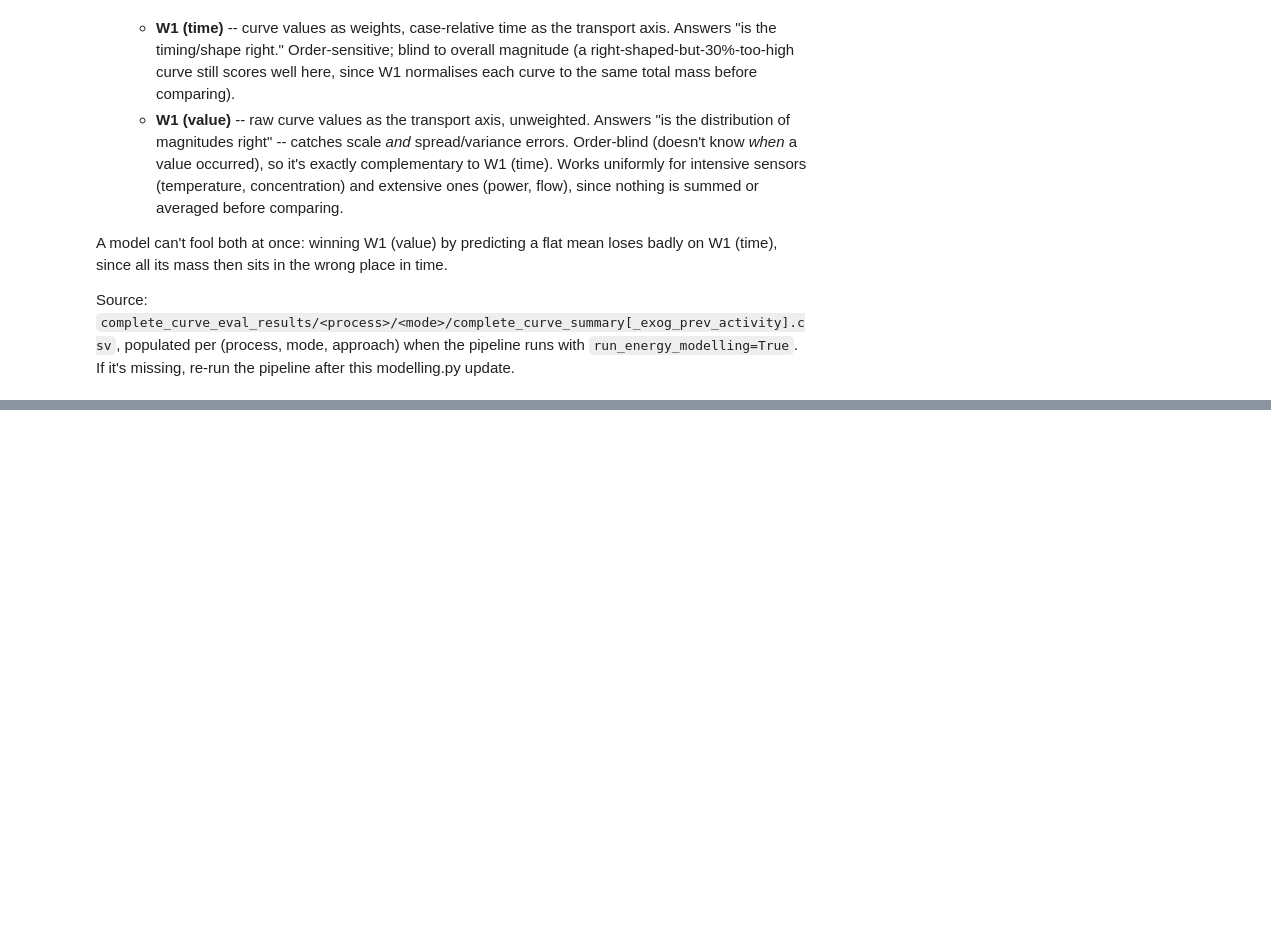
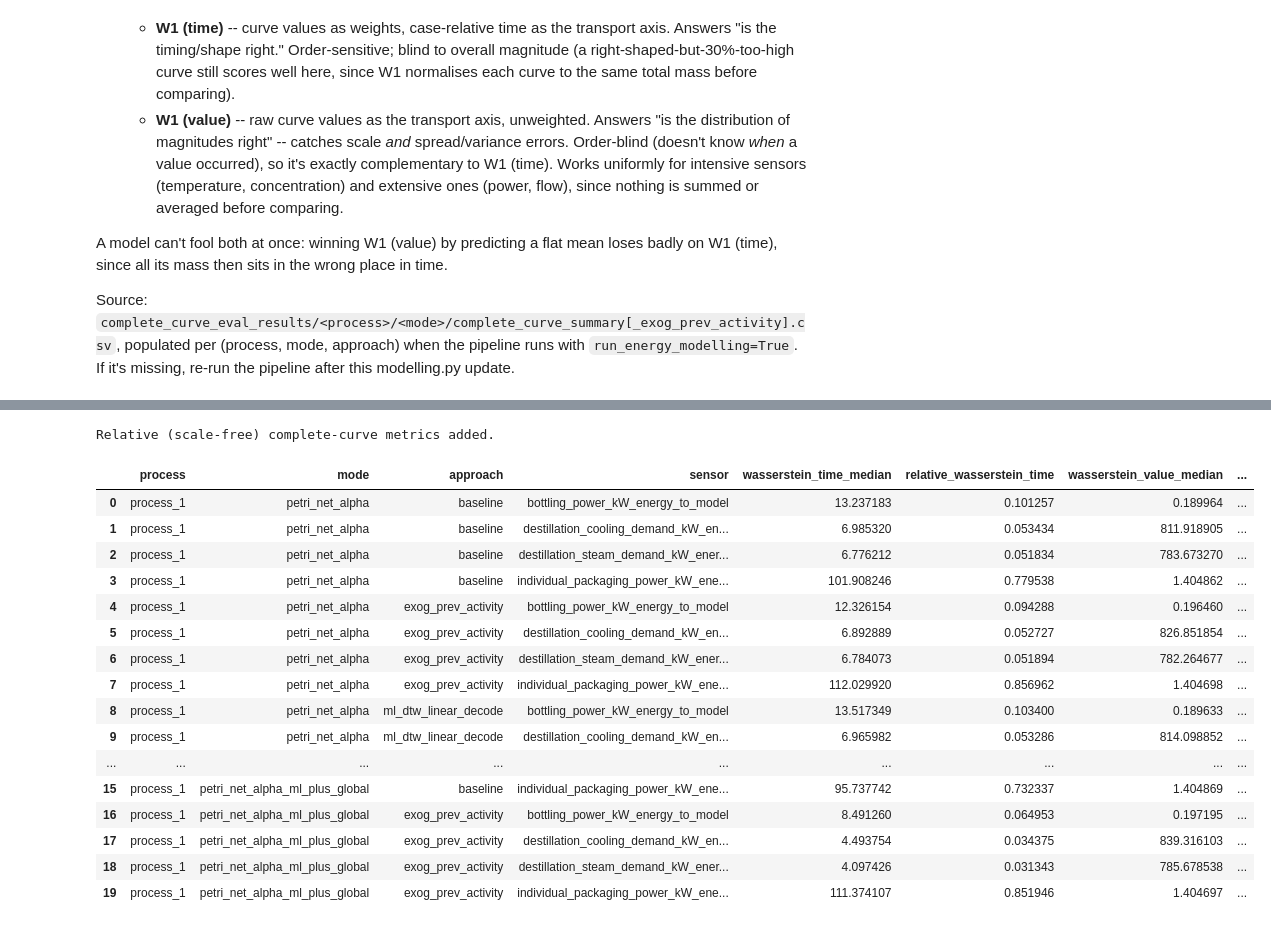
Before and after one commit to zapataunipaderborn/process_energy_demand_modelling, a Jupyter notebook: src/results_latex_table.ipynb, the cells around one changed output, grey strips where cells are left out. Saved outputs shown, nothing was run; the diff lists cells and outputs as text; code cells hidden in the pictures; blank space fills up the shorter version.

```diff
--- a/src/results_latex_table.ipynb
+++ b/src/results_latex_table.ipynb
@@ -1921,3 +1923,81 @@ Approaches found: ['baseline', 'exog_prev_activity', 'ml_dtw_linear_decode']
+# %%
+# -- Scale-free versions of the two complete-curve Wasserstein metrics --
+# wasserstein_time_median is in minutes and wasserstein_value_median is in the
+# sensor's own raw units -- neither is comparable across sensors of different
+# scale (a kg/h sensor vs. a kW sensor, a short-cycle process vs. a long one),
+# so aggregating them across sensors (as the combined table below does) lets
+# whichever sensor has the largest units/duration dominate the median. Fix,
+# mirroring the relative_wasserstein trick used for the pooled energy-
+# distribution metric above: divide each by a real, model-independent scale
+# reference for that (process, sensor) --
+#   relative_wasserstein_time  = wasserstein_time_median  / real median case duration (minutes)
+#   relative_wasserstein_value = wasserstein_value_median / real per-case-mean median (same raw units)
+# Note: the pooled *instantaneous* value median (per_sensor_pooled_values.csv)
+# is often exactly 0 for intermittent sensors (idle most of the time), which
+# would blow up the ratio -- per_case_sensor_mean.csv's real_median (median of
+# each case's own mean value) stays a well-behaved nonzero denominator.
+if not df_complete_curve.empty:
+    case_duration_min = {}
+    for proc in df_complete_curve['process'].unique():
+        log_path = run_dir / 'predicted_logs' / f'{proc}_test_set.parquet'
+        if not log_path.exists():
+            continue
+        log_df = pd.read_parquet(log_path, columns=['case_id', 'timestamp_start', 'timestamp_end'])
+        case_ends = log_df.groupby('case_id')['timestamp_end'].max()
+        case_starts = log_df.groupby('case_id')['timestamp_start'].min()
+        durations = (case_ends - case_starts).dt.total_seconds() / 60.0
+        case_duration_min[proc] = durations.median()
+
+    real_val_median = {}
+    for proc_dir in sorted((run_dir / 'energy_distribution_results').iterdir()):
+        if not proc_dir.is_dir():
+            continue
+        for mode_dir in sorted(proc_dir.iterdir()):
+            csv_path = mode_dir / 'per_case_sensor_mean.csv'
+            if not csv_path.exists():
+                continue
+            pooled_df = pd.read_csv(csv_path)
+            for _, r in pooled_df.iterrows():
+                real_val_median.setdefault((proc_dir.name, r['sensor']), r['real_median'])
+
+    df_complete_curve['case_duration_median_min'] = df_complete_curve['process'].map(case_duration_min)
+    df_complete_curve['real_value_median'] = df_complete_curve.apply(
+        lambda r: real_val_median.get((r['process'], r['sensor'])), axis=1
+    )
+    df_complete_curve['relative_wasserstein_time'] = (
+        df_complete_curve['wasserstein_time_median']
+        / df_complete_curve['case_duration_median_min'].replace(0, float('nan'))
+    )
+    df_complete_curve['relative_wasserstein_value'] = (
+        df_complete_curve['wasserstein_value_median']
+        / df_complete_curve['real_value_median'].abs().replace(0, float('nan'))
+    )
+
+    print('Relative (scale-free) complete-curve metrics added.')
+    display(df_complete_curve[['process', 'mode', 'approach', 'sensor',
+                               'wasserstein_time_median', 'relative_wasserstein_time',
+                               'wasserstein_value_median', 'relative_wasserstein_value']].head(20))
+else:
+    print('Nothing to show -- df_complete_curve is empty.')
+# %% [output]
+Relative (scale-free) complete-curve metrics added.
+|  | process | mode | approach | sensor | wasserstein_time_median | relative_wasserstein_time | wasserstein_value_median | ... |
+| 0 | process_1 | petri_net_alpha | baseline | bottling_power_kW_energy_to_model | 13.237183 | 0.101257 | 0.189964 | ... |
+| 1 | process_1 | petri_net_alpha | baseline | destillation_cooling_demand_kW_en... | 6.985320 | 0.053434 | 811.918905 | ... |
+| 2 | process_1 | petri_net_alpha | baseline | destillation_steam_demand_kW_ener... | 6.776212 | 0.051834 | 783.673270 | ... |
+| 3 | process_1 | petri_net_alpha | baseline | individual_packaging_power_kW_ene... | 101.908246 | 0.779538 | 1.404862 | ... |
+| 4 | process_1 | petri_net_alpha | exog_prev_activity | bottling_power_kW_energy_to_model | 12.326154 | 0.094288 | 0.196460 | ... |
+| 5 | process_1 | petri_net_alpha | exog_prev_activity | destillation_cooling_demand_kW_en... | 6.892889 | 0.052727 | 826.851854 | ... |
+| 6 | process_1 | petri_net_alpha | exog_prev_activity | destillation_steam_demand_kW_ener... | 6.784073 | 0.051894 | 782.264677 | ... |
+| 7 | process_1 | petri_net_alpha | exog_prev_activity | individual_packaging_power_kW_ene... | 112.029920 | 0.856962 | 1.404698 | ... |
+| 8 | process_1 | petri_net_alpha | ml_dtw_linear_decode | bottling_power_kW_energy_to_model | 13.517349 | 0.103400 | 0.189633 | ... |
+| 9 | process_1 | petri_net_alpha | ml_dtw_linear_decode | destillation_cooling_demand_kW_en... | 6.965982 | 0.053286 | 814.098852 | ... |
+| ... | ... | ... | ... | ... | ... | ... | ... | ... |
+| 15 | process_1 | petri_net_alpha_ml_plus_global | baseline | individual_packaging_power_kW_ene... | 95.737742 | 0.732337 | 1.404869 | ... |
+| 16 | process_1 | petri_net_alpha_ml_plus_global | exog_prev_activity | bottling_power_kW_energy_to_model | 8.491260 | 0.064953 | 0.197195 | ... |
+| 17 | process_1 | petri_net_alpha_ml_plus_global | exog_prev_activity | destillation_cooling_demand_kW_en... | 4.493754 | 0.034375 | 839.316103 | ... |
+| 18 | process_1 | petri_net_alpha_ml_plus_global | exog_prev_activity | destillation_steam_demand_kW_ener... | 4.097426 | 0.031343 | 785.678538 | ... |
+| 19 | process_1 | petri_net_alpha_ml_plus_global | exog_prev_activity | individual_packaging_power_kW_ene... | 111.374107 | 0.851946 | 1.404697 | ... |
 # %%
 # -- COMBINED TABLE: process metrics + complete-curve columns (Baseline vs DTW+ML+Ext.Factors) --
 # Same row structure as the main process-results table: rows = (process, process model, duration pred).
```
Also changed, not shown: parts of 36 cells of this notebook, 4 other files.
